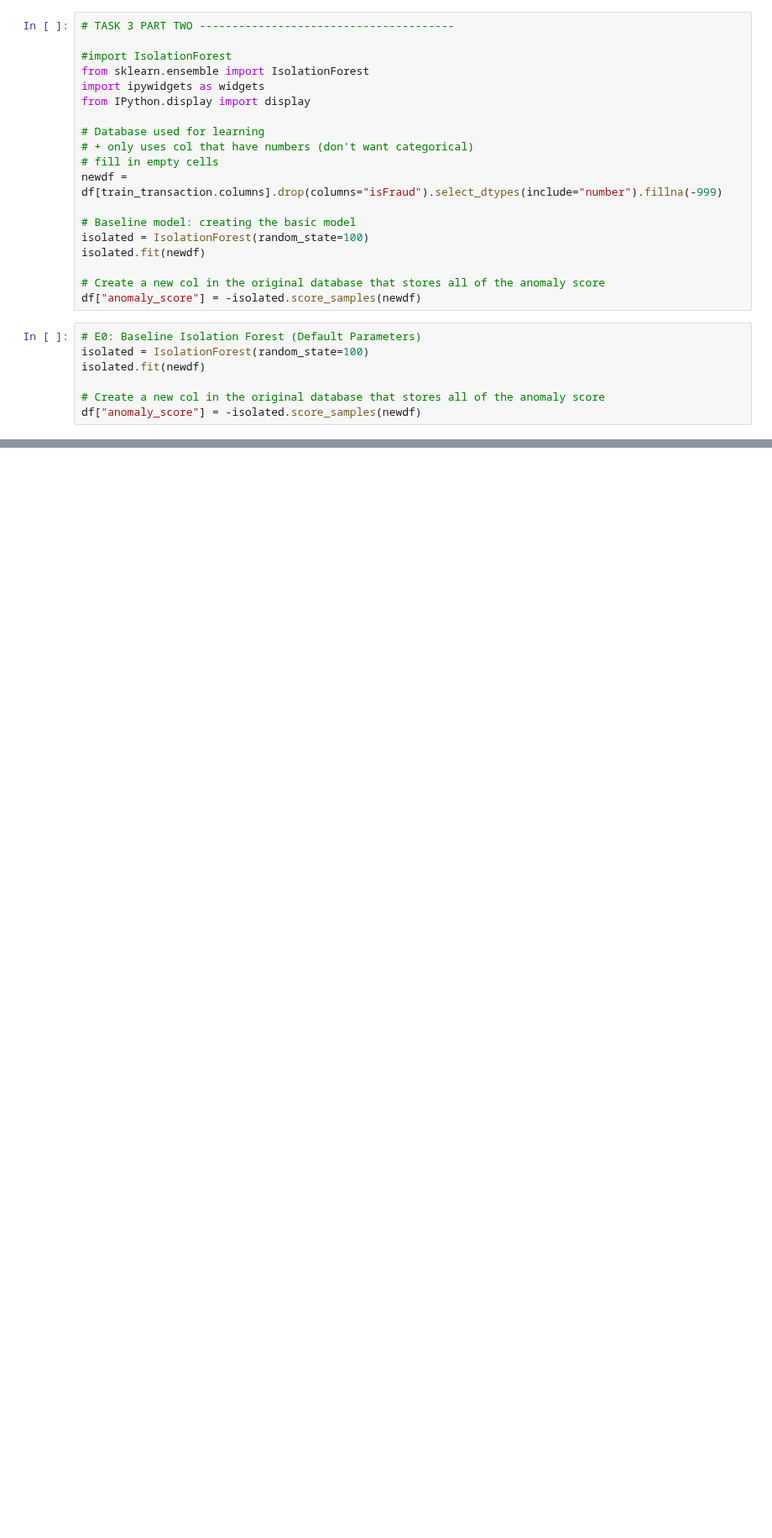
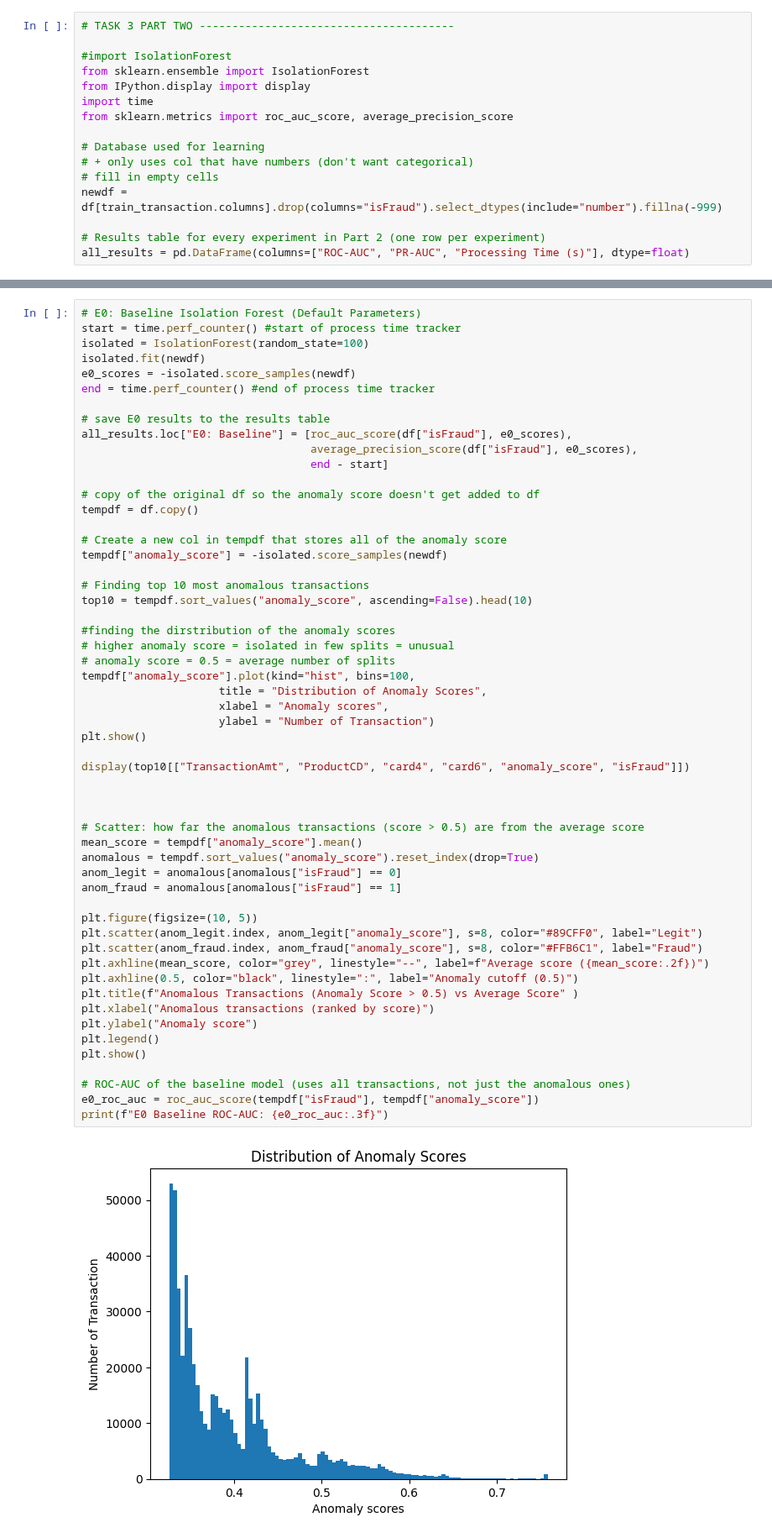
Before and after one commit to millxcc7/WIM-Direct-Research-MLFraudDetection, a Jupyter notebook: Task 3.ipynb, the cells around one changed output, grey strips where cells are left out. Shown at 84% size. Saved outputs shown, nothing was run; the diff lists cells and outputs as text; blank space fills up the shorter version.

Commit message:
Add E1-E4 Isolation Forest experiments

```diff
--- a/Task 3.ipynb
+++ b/Task 3.ipynb
@@ -159,24 +186,14 @@ v_table.head(10).round(2)
 
 #import IsolationForest
 from sklearn.ensemble import IsolationForest
-import ipywidgets as widgets
 from IPython.display import display
+import time
+from sklearn.metrics import roc_auc_score, average_precision_score
 
 # Database used for learning
 # + only uses col that have numbers (don't want categorical)
 # fill in empty cells
 newdf = df[train_transaction.columns].drop(columns="isFraud").select_dtypes(include="number").fillna(-999)
 
-# Baseline model: creating the basic model
-isolated = IsolationForest(random_state=100)
-isolated.fit(newdf)
-
-# Create a new col in the original database that stores all of the anomaly score
-df["anomaly_score"] = -isolated.score_samples(newdf)
+# Results table for every experiment in Part 2 (one row per experiment)
+all_results = pd.DataFrame(columns=["ROC-AUC", "PR-AUC", "Processing Time (s)"], dtype=float)
-# %%
-# E0: Baseline Isolation Forest (Default Parameters)
-isolated = IsolationForest(random_state=100)
-isolated.fit(newdf)
-
-# Create a new col in the original database that stores all of the anomaly score
-df["anomaly_score"] = -isolated.score_samples(newdf)
@@ -225,0 +203,57 @@ display(averages.round(2))
+# %%
+# E0: Baseline Isolation Forest (Default Parameters)
+start = time.perf_counter() #start of process time tracker
+isolated = IsolationForest(random_state=100)
+isolated.fit(newdf)
+e0_scores = -isolated.score_samples(newdf)
+end = time.perf_counter() #end of process time tracker
+
+# save E0 results to the results table
+all_results.loc["E0: Baseline"] = [roc_auc_score(df["isFraud"], e0_scores),
+                                   average_precision_score(df["isFraud"], e0_scores),
+                                   end - start]
+
+# copy of the original df so the anomaly score doesn't get added to df
+tempdf = df.copy()
+
+# Create a new col in tempdf that stores all of the anomaly score
+tempdf["anomaly_score"] = -isolated.score_samples(newdf)
+
+# Finding top 10 most anomalous transactions
+top10 = tempdf.sort_values("anomaly_score", ascending=False).head(10)
+
+#finding the dirstribution of the anomaly scores
+# higher anomaly score = isolated in few splits = unusual
+# anomaly score = 0.5 = average number of splits
+tempdf["anomaly_score"].plot(kind="hist", bins=100,
+                     title = "Distribution of Anomaly Scores",
+                     xlabel = "Anomaly scores",
+                     ylabel = "Number of Transaction")
+plt.show()
+
+display(top10[["TransactionAmt", "ProductCD", "card4", "card6", "anomaly_score", "isFraud"]])
+
+
+
+# Scatter: how far the anomalous transactions (score > 0.5) are from the average score
+mean_score = tempdf["anomaly_score"].mean()
+anomalous = tempdf.sort_values("anomaly_score").reset_index(drop=True)
+anom_legit = anomalous[anomalous["isFraud"] == 0]
+anom_fraud = anomalous[anomalous["isFraud"] == 1]
+
+plt.figure(figsize=(10, 5))
+plt.scatter(anom_legit.index, anom_legit["anomaly_score"], s=8, color="#89CFF0", label="Legit")
+plt.scatter(anom_fraud.index, anom_fraud["anomaly_score"], s=8, color="#FFB6C1", label="Fraud")
+plt.axhline(mean_score, color="grey", linestyle="--", label=f"Average score ({mean_score:.2f})")
+plt.axhline(0.5, color="black", linestyle=":", label="Anomaly cutoff (0.5)")
+plt.title(f"Anomalous Transactions (Anomaly Score > 0.5) vs Average Score" )
+plt.xlabel("Anomalous transactions (ranked by score)")
+plt.ylabel("Anomaly score")
+plt.legend()
+plt.show()
+
+# ROC-AUC of the baseline model (uses all transactions, not just the anomalous ones)
+e0_roc_auc = roc_auc_score(tempdf["isFraud"], tempdf["anomaly_score"])
+print(f"E0 Baseline ROC-AUC: {e0_roc_auc:.3f}")
+# %% [output]
+[figure, added]
```
Also changed, not shown: parts of 18 cells of this notebook, 1 other file.
